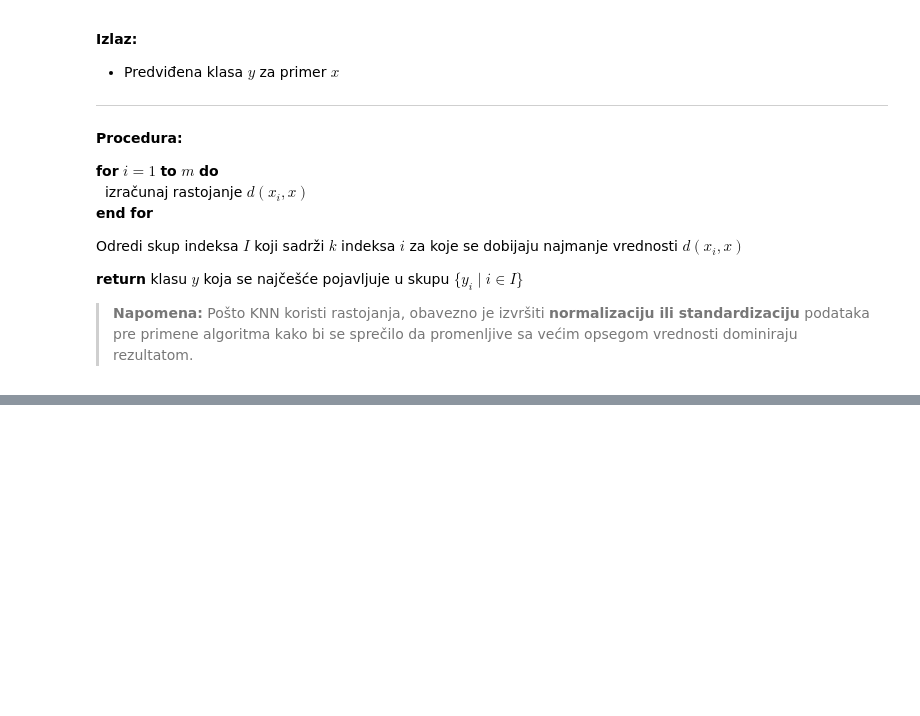
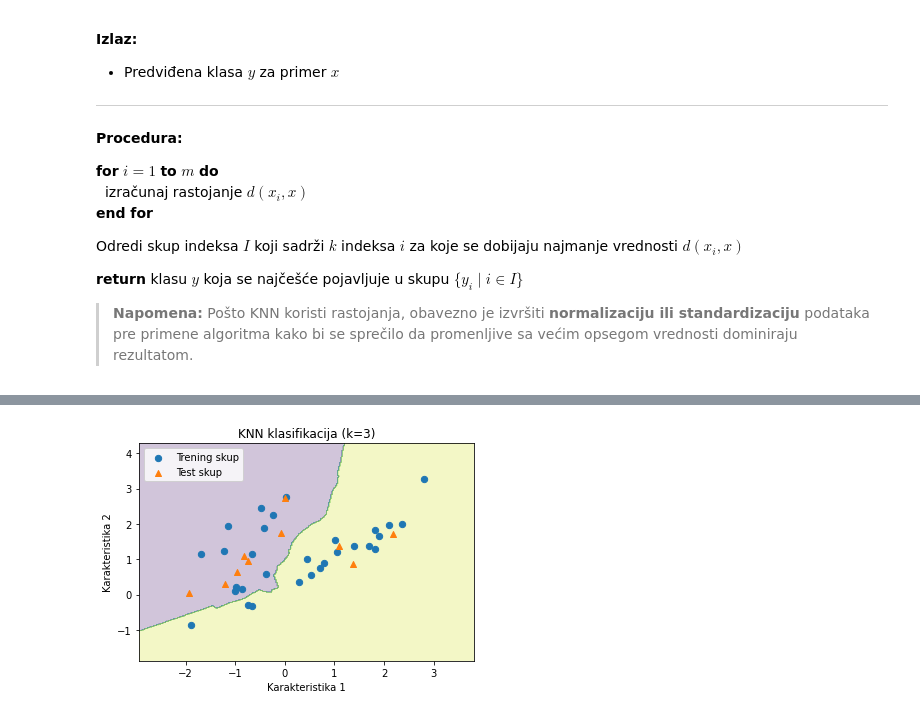
Before and after one commit to dazdejkovic/OI_25_jb1, a Jupyter notebook: _sources/ML_25_04_KNN.ipynb, the cells around one changed output, grey strips where cells are left out. Cells and saved outputs as stored; diff of their text form; code cells hidden in the pictures; blank space fills up the shorter version.

```diff
--- a/_sources/ML_25_04_KNN.ipynb
+++ b/_sources/ML_25_04_KNN.ipynb
@@ -230,0 +619,39 @@ Kod većine algoritama, metoda .fit() podrazumeva proračunavanje parametara mod
+# %%
+# KNN model sa 3 najbliža suseda
+knn = KNeighborsClassifier(n_neighbors=3)
+
+# Treniranje modela
+knn.fit(X_train, y_train)
+
+# Kreiranje mreže tačaka za decision boundary
+x_min, x_max = X[:, 0].min() - 1, X[:, 0].max() + 1
+y_min, y_max = X[:, 1].min() - 1, X[:, 1].max() + 1
+
+xx, yy = np.meshgrid(np.linspace(x_min, x_max, 300),
+                     np.linspace(y_min, y_max, 300))
+
+# Predikcija na mreži
+Z = knn.predict(np.c_[xx.ravel(), yy.ravel()])
+Z = Z.reshape(xx.shape)
+
+# Vizuelizacija decision boundary
+plt.contourf(xx, yy, Z, alpha=0.25)
+
+# Trening podaci
+plt.scatter(X_train[:, 0], X_train[:, 1],
+            marker='o',
+            label='Trening skup',
+            s=40)
+
+# Test podaci
+plt.scatter(X_test[:, 0], X_test[:, 1],
+            marker='^', label="Test skup")
+
+
+plt.xlabel("Karakteristika 1")
+plt.ylabel("Karakteristika 2")
+plt.title("KNN klasifikacija (k=3)")
+plt.legend()
+plt.show()
+# %% [output]
+[figure, added]
```
Also changed, not shown: parts of 87 cells of this notebook, 15 other files.
